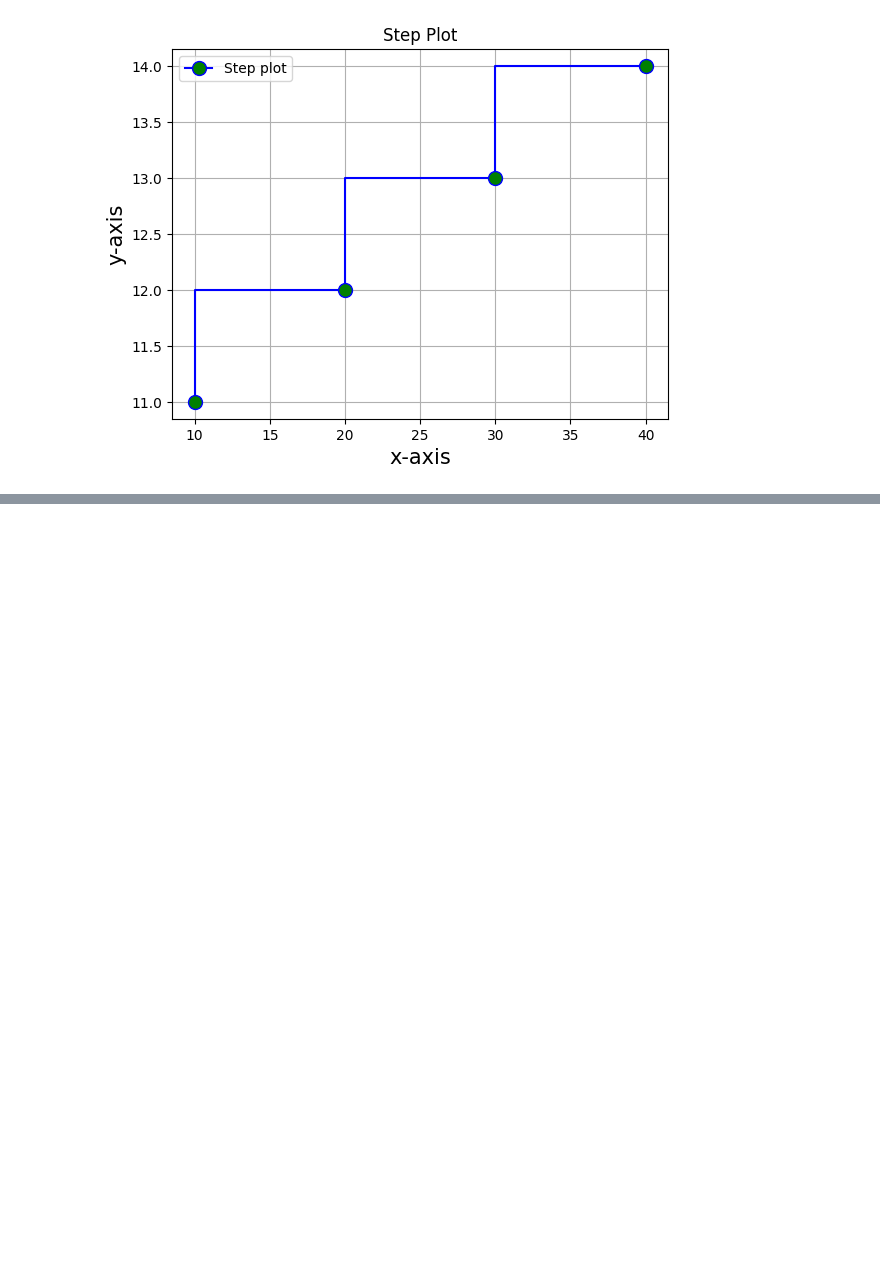
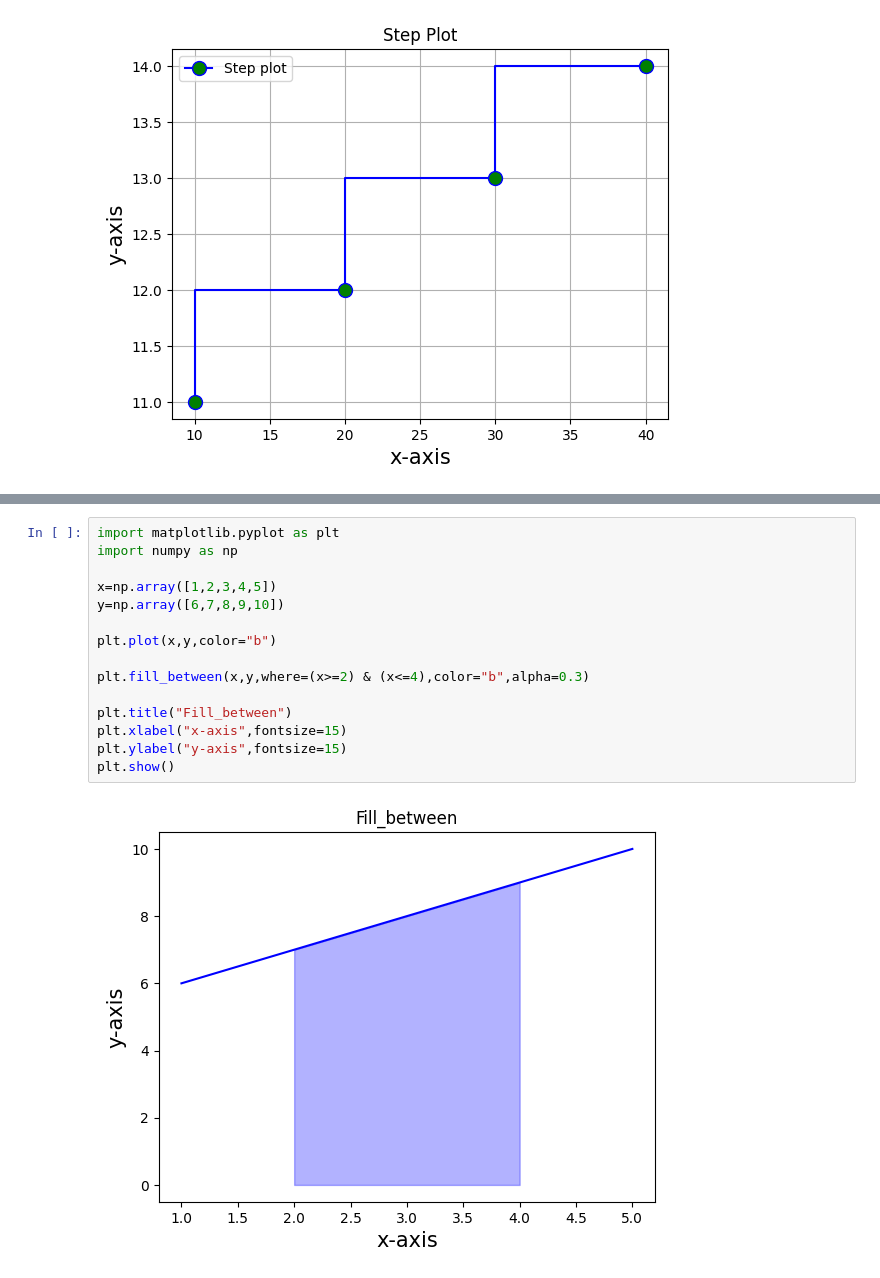
Before and after one commit to NishmthaM/matplotlib_python, a Jupyter notebook: Matplotlib.ipynb, the cells around one changed output, grey strips where cells are left out. Cells and saved outputs as stored; diff of their text form; blank space fills up the shorter version.

```diff
--- a/Matplotlib.ipynb
+++ b/Matplotlib.ipynb
@@ -689,0 +724,17 @@ plt.show()
+# %%
+import matplotlib.pyplot as plt
+import numpy as np
+
+x=np.array([1,2,3,4,5])
+y=np.array([6,7,8,9,10])
+
+plt.plot(x,y,color="b")
+
+plt.fill_between(x,y,where=(x>=2) & (x<=4),color="b",alpha=0.3)
+
+plt.title("Fill_between")
+plt.xlabel("x-axis",fontsize=15)
+plt.ylabel("y-axis",fontsize=15)
+plt.show()
+# %% [output]
+[figure, added]
```
Also changed, not shown: parts of 3 cells of this notebook.
